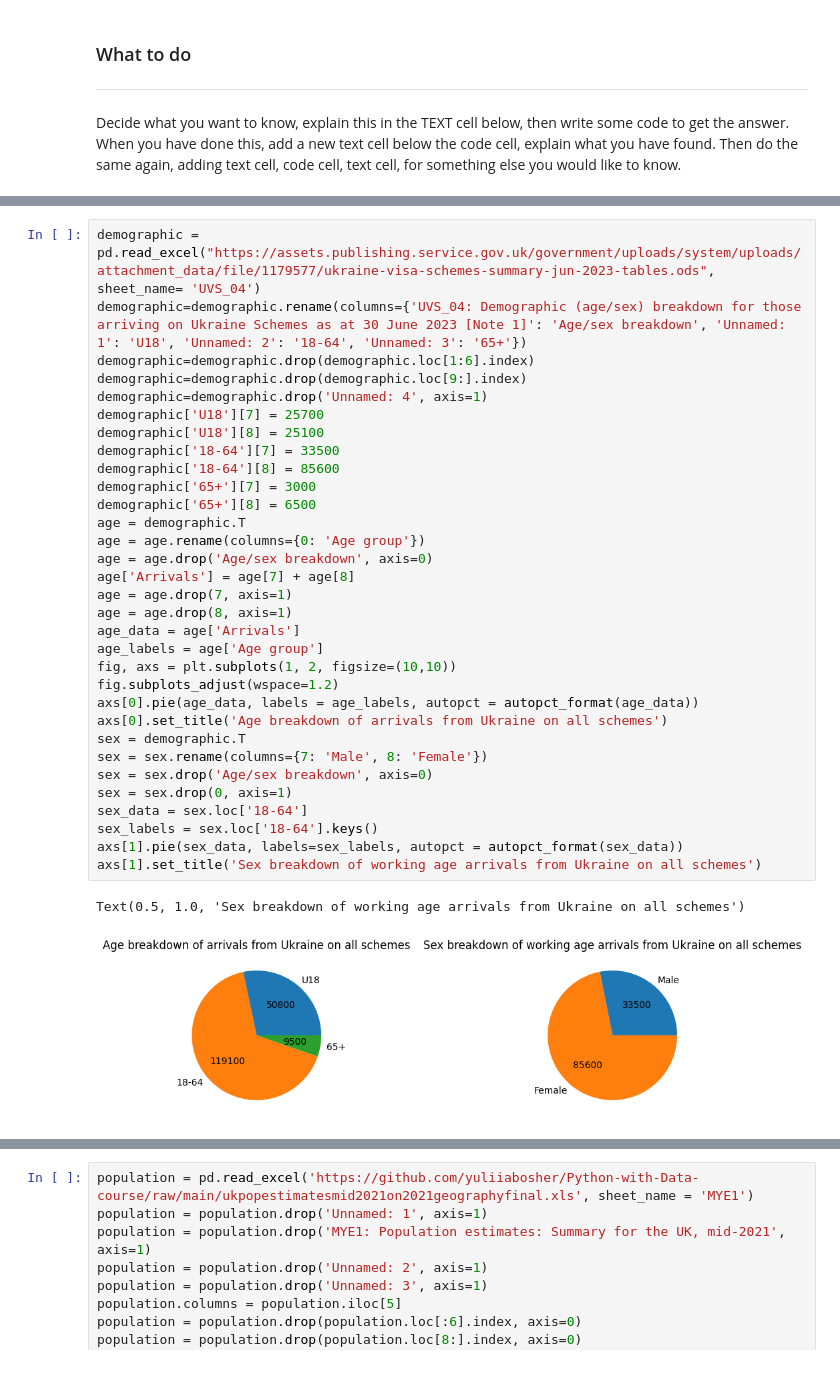
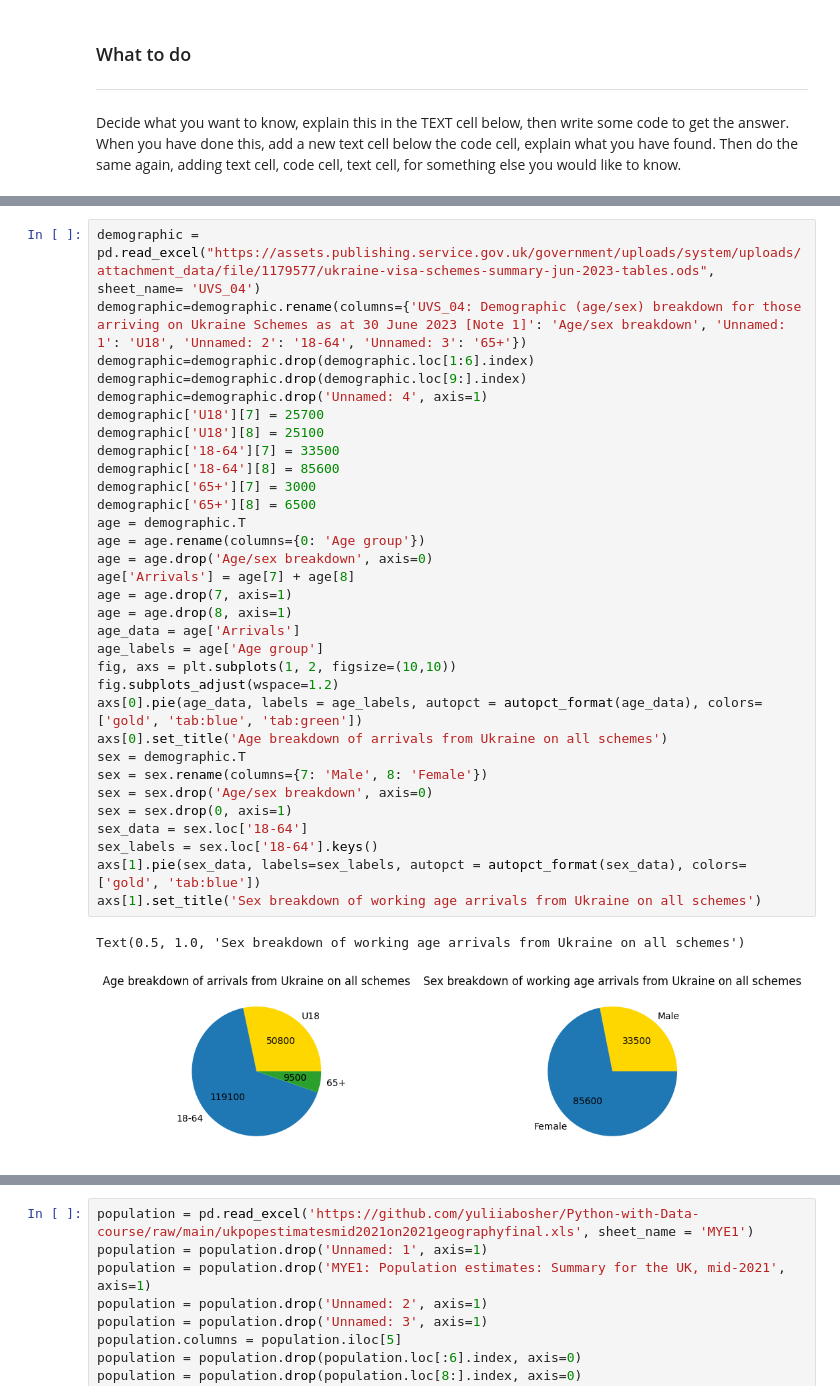
Before and after one commit to yuliiabosher/Python-with-Data-course, a Jupyter notebook: Worksheets/Data_Exploration_project.ipynb, the cells around one changed output, grey strips where cells are left out. Saved outputs shown, nothing was run; the diff lists cells and outputs as text.

```diff
--- a/Worksheets/Data_Exploration_project.ipynb
+++ b/Worksheets/Data_Exploration_project.ipynb
@@ -206,36 +126,36 @@ demographic = pd.read_excel("https://assets.publishing.service.gov.uk/government
 demographic=demographic.rename(columns={'UVS_04: Demographic (age/sex) breakdown for those arriving on Ukraine Schemes as at 30 June 2023 [Note 1]': 'Age/sex breakdown', 'Unnamed: 1': 'U18', 'Unnamed: 2': '18-64', 'Unnamed: 3': '65+'})
 demographic=demographic.drop(demographic.loc[1:6].index)
 demographic=demographic.drop(demographic.loc[9:].index)
 demographic=demographic.drop('Unnamed: 4', axis=1)
 demographic['U18'][7] = 25700
 demographic['U18'][8] = 25100
 demographic['18-64'][7] = 33500
 demographic['18-64'][8] = 85600
 demographic['65+'][7] = 3000
 demographic['65+'][8] = 6500
 age = demographic.T
 age = age.rename(columns={0: 'Age group'})
 age = age.drop('Age/sex breakdown', axis=0)
 age['Arrivals'] = age[7] + age[8]
 age = age.drop(7, axis=1)
 age = age.drop(8, axis=1)
 age_data = age['Arrivals']
 age_labels = age['Age group']
 fig, axs = plt.subplots(1, 2, figsize=(10,10))
 fig.subplots_adjust(wspace=1.2)
-axs[0].pie(age_data, labels = age_labels, autopct = autopct_format(age_data))
+axs[0].pie(age_data, labels = age_labels, autopct = autopct_format(age_data), colors=['gold', 'tab:blue', 'tab:green'])
 axs[0].set_title('Age breakdown of arrivals from Ukraine on all schemes')
 sex = demographic.T
 sex = sex.rename(columns={7: 'Male', 8: 'Female'})
 sex = sex.drop('Age/sex breakdown', axis=0)
 sex = sex.drop(0, axis=1)
 sex_data = sex.loc['18-64']
 sex_labels = sex.loc['18-64'].keys()
-axs[1].pie(sex_data, labels=sex_labels, autopct = autopct_format(sex_data))
+axs[1].pie(sex_data, labels=sex_labels, autopct = autopct_format(sex_data), colors=['gold', 'tab:blue'])
 axs[1].set_title('Sex breakdown of working age arrivals from Ukraine on all schemes')
 # %% [output]
 Text(0.5, 1.0, 'Sex breakdown of working age arrivals from Ukraine on all schemes')
-[figure, old version]
+[figure, new version]
 # %%
 members_of_public = uk.dropna(subset = 'ONS code')
 public_gov = uk.dropna(subset='Country')
```
Also changed, not shown: parts of 14 cells of this notebook.
